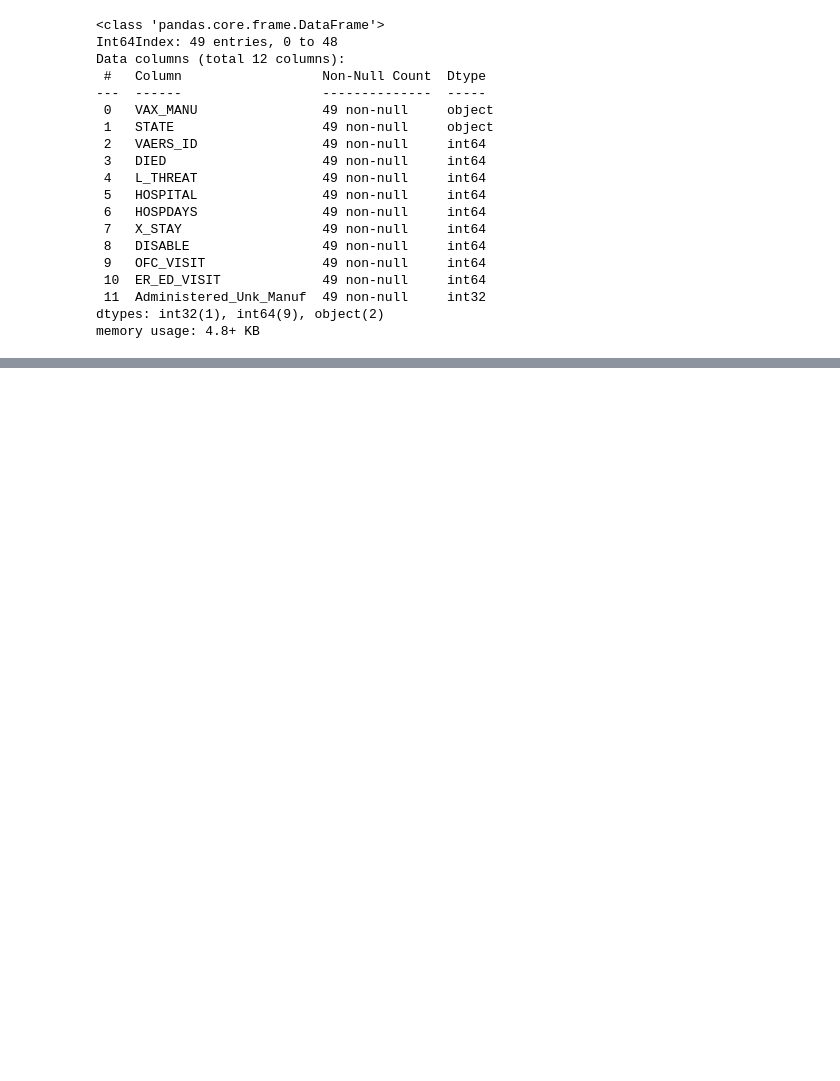
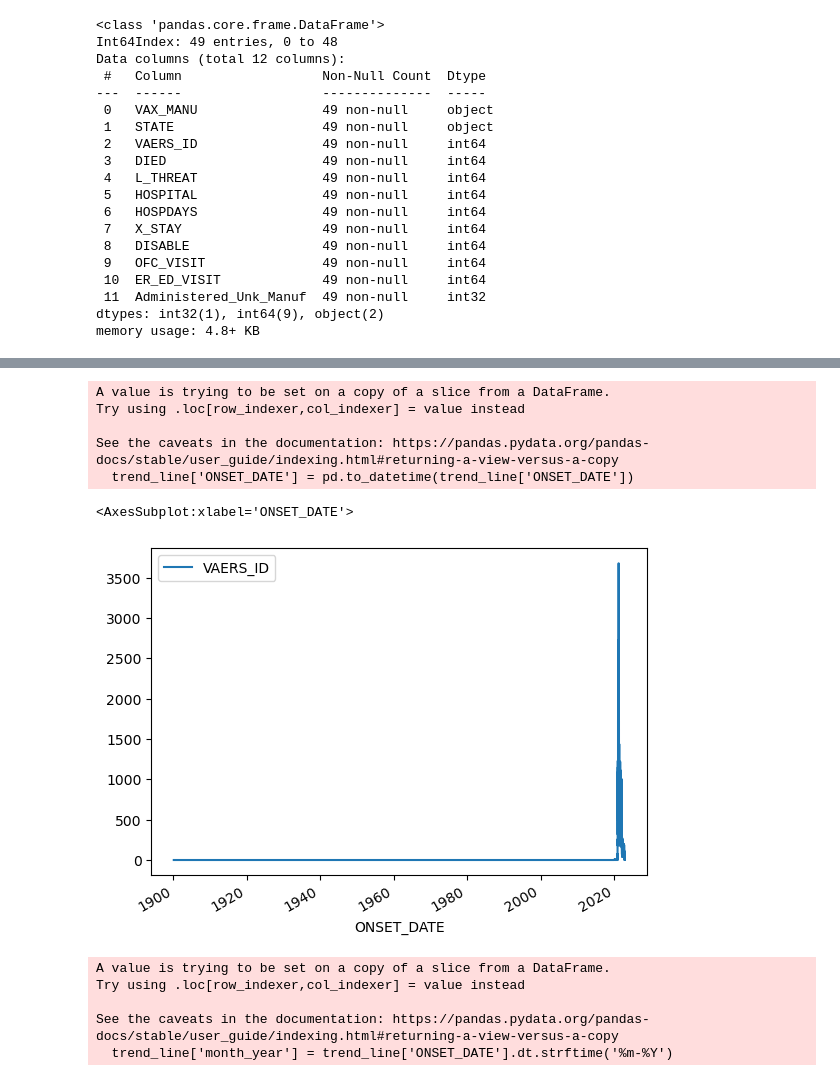
Before and after one commit to DBJoshi/capstone, a Jupyter notebook: notebook/Shree.ipynb, the cells around one changed output, grey strips where cells are left out. Drawn from its saved outputs; the diff is of its cells as text; code cells hidden in the pictures; blank space fills up the shorter version.

```diff
--- a/notebook/Shree.ipynb
+++ b/notebook/Shree.ipynb
@@ -851,0 +468,10 @@ severe_combine = pd.concat([severe_2020, severe_2021, severe_2022], axis = 0)
+# %%
+columns = ['VAERS_ID', 'STATE', 'AGE_YRS', 'SEX', 'DIED', 'DATEDIED', 'L_THREAT',
+       'ER_VISIT', 'HOSPITAL', 'HOSPDAYS', 'X_STAY', 'DISABLE', 'RECOVD',
+       'VAX_DATE', 'ONSET_DATE', 'NUMDAYS', 'LAB_DATA', 'OTHER_MEDS',
+       'CUR_ILL', 'HISTORY', 'PRIOR_VAX', 'SPLTTYPE', 'FORM_VERS',
+       'TODAYS_DATE', 'BIRTH_DEFECT', 'OFC_VISIT', 'ER_ED_VISIT', 'ALLERGIES',
+       'VAX_TYPE', 'VAX_MANU', 'VAX_LOT', 'VAX_DOSE_SERIES', 'VAX_ROUTE',
+       'VAX_SITE', 'VAX_NAME', 'SYMPTOM1', 'SYMPTOM2', 'SYMPTOM3', 'SYMPTOM4',
+       'SYMPTOM5', 'V_NAME']
+severe_combine = pd.concat([severe_2020[columns], severe_2021[columns], severe_2022[columns]], axis = 0)
@@ -1605,0 +1942,3 @@ unk_combine.to_csv('../data/presentation5.csv', index=False)
+# %%
+bins = [0, 5, 12, 18, 65,150]
+severe_combine['binned'] = pd.cut(severe_combine['AGE_YRS'], bins)
@@ -1605,0 +1976,23 @@ unk_combine.to_csv('../data/presentation5.csv', index=False)
+# %%
+trend_line = severe_combine[['STATE','ONSET_DATE','VAERS_ID']]
+trend_line['ONSET_DATE'] = pd.to_datetime(trend_line['ONSET_DATE'])
+# %% [output]
+A value is trying to be set on a copy of a slice from a DataFrame.
+Try using .loc[row_indexer,col_indexer] = value instead
+
+See the caveats in the documentation: https://pandas.pydata.org/pandas-docs/stable/user_guide/indexing.html#returning-a-view-versus-a-copy
+  trend_line['ONSET_DATE'] = pd.to_datetime(trend_line['ONSET_DATE'])
+# %%
+trend_line_days = trend_line.groupby(['ONSET_DATE']).agg({'VAERS_ID':'count'})
+trend_line_days.plot(kind='line')#,x='ONSET_DATE',y='VAERS_ID') #,subplots='STATE')
+# %% [output]
+<AxesSubplot:xlabel='ONSET_DATE'>
+[figure, added]
+# %%
+trend_line['month_year'] = trend_line['ONSET_DATE'].dt.strftime('%m-%Y')
+# %% [output]
+A value is trying to be set on a copy of a slice from a DataFrame.
+Try using .loc[row_indexer,col_indexer] = value instead
+
+See the caveats in the documentation: https://pandas.pydata.org/pandas-docs/stable/user_guide/indexing.html#returning-a-view-versus-a-copy
+  trend_line['month_year'] = trend_line['ONSET_DATE'].dt.strftime('%m-%Y')
```
Also changed, not shown: parts of 260 cells of this notebook, 7 other files.
